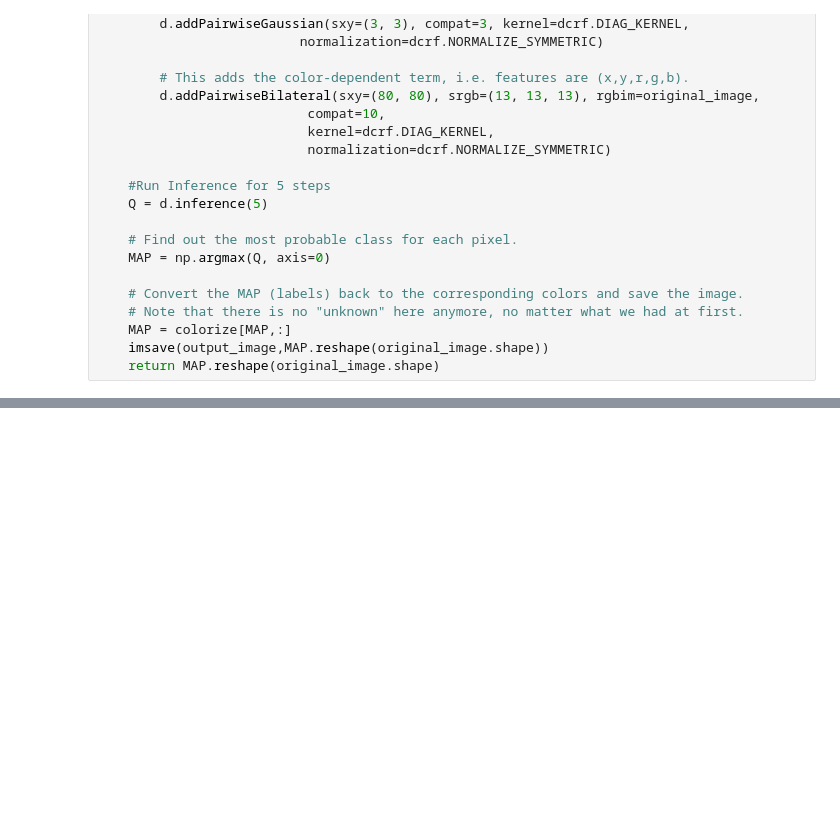
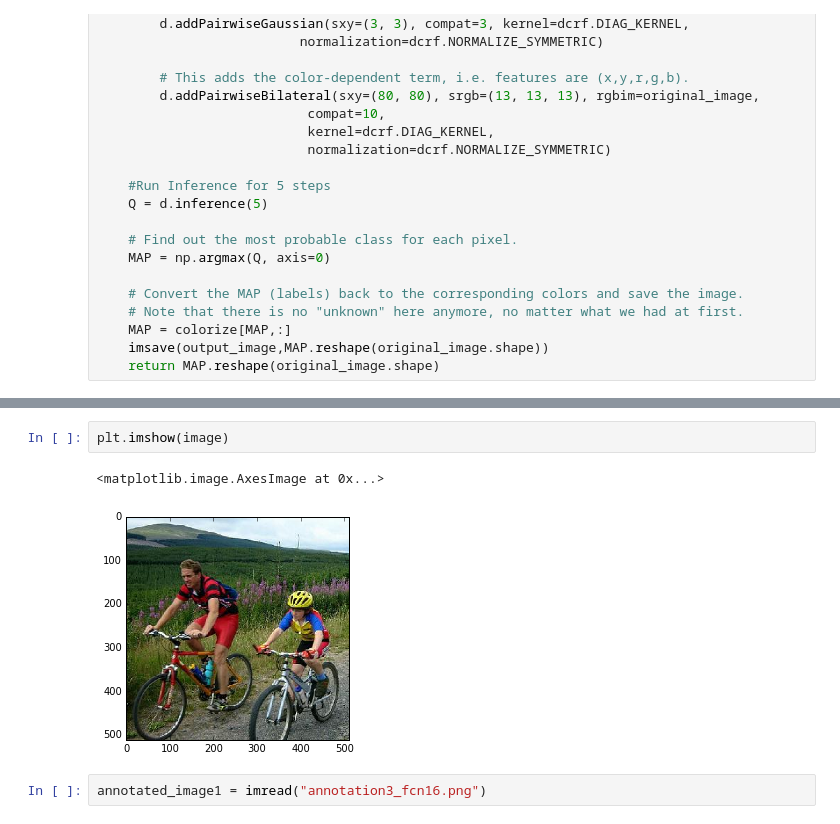
Before and after one commit to Gurupradeep/FCN-for-Semantic-Segmentation, a Jupyter notebook: CRF.ipynb, the cells around one changed output, grey strips where cells are left out. Saved outputs shown, nothing was run; the diff lists cells and outputs as text; blank space fills up the shorter version.

```diff
--- a/CRF.ipynb
+++ b/CRF.ipynb
@@ -133,0 +135,7 @@ plt.show()
+# %%
+plt.imshow(image)
+# %% [output]
+<matplotlib.image.AxesImage at 0x...>
+[figure, added]
+# %%
+annotated_image1 = imread("annotation3_fcn16.png")
```
Also changed, not shown: parts of 45 cells of this notebook.
